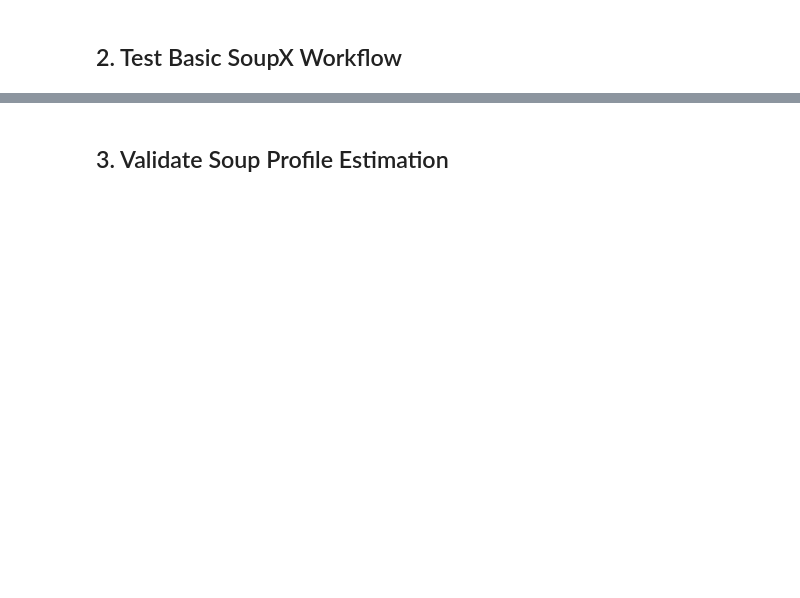
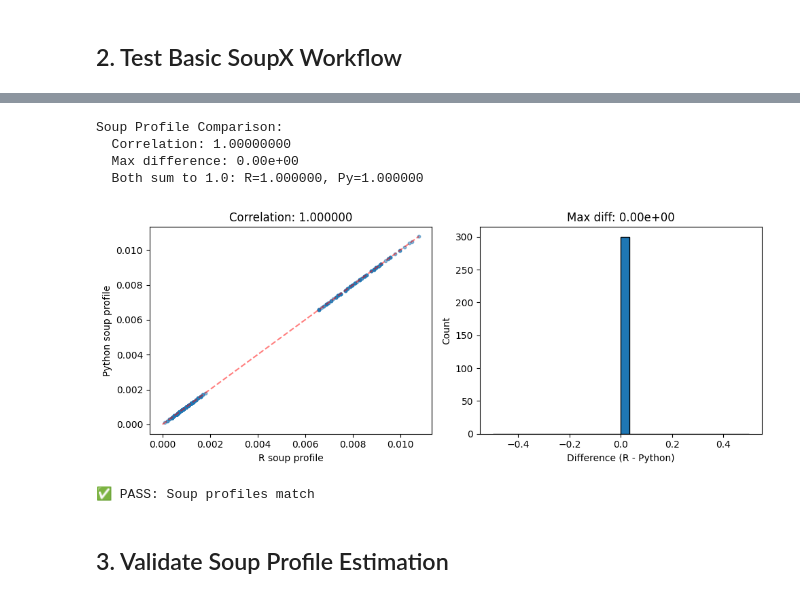
Before and after one commit to NiRuff/soupx-python, a Jupyter notebook: notebooks/test_soupx_basics.ipynb, the cells around one changed output, grey strips where cells are left out. Saved outputs shown, nothing was run; the diff lists cells and outputs as text; code cells hidden in the pictures; blank space fills up the shorter version.

```diff
--- a/notebooks/test_soupx_basics.ipynb
+++ b/notebooks/test_soupx_basics.ipynb
@@ -122,2 +104,73 @@ Number of genes in soup profile: 500
+# %%
+def compare_soup_profiles(data, soup_range=(0, 100)):
+    """Compare soup profile estimation between R and Python."""
+
+    # Convert to dense for R
+    raw_dense = data['raw'].toarray()
+    filtered_dense = data['filtered'].toarray()
+
+    # === Python SoupX ===
+    sc_py = soupx.SoupChannel(
+        tod=data['raw'],
+        toc=data['filtered'],
+        gene_names=data['genes'],
+        calcSoupProfile=False
+    )
+
+    # Estimate soup with specific range
+    sc_py._calculate_soup_profile_with_range(soup_range)
+    py_soup = sc_py.soupProfile['est'].values
+
+    # === R SoupX ===
+    with localconverter(ro.default_converter + numpy2ri.converter):
+        ro.r.assign("raw", ro.r.matrix(raw_dense, nrow=raw_dense.shape[0]))
+        ro.r.assign("filt", ro.r.matrix(filtered_dense, nrow=filtered_dense.shape[0]))
+
+        ro.r(f'''
+            sc_r <- SoupChannel(raw, filt, calcSoupProfile=FALSE)
+            sc_r <- estimateSoup(sc_r, soupRange=c({soup_range[0]}, {soup_range[1]}))
+            r_soup <- sc_r$soupProfile$est
+        ''')
+
+        r_soup = np.array(ro.r['r_soup'])
+
+    # Compare
+    correlation = np.corrcoef(r_soup, py_soup)[0, 1]
+    max_diff = np.max(np.abs(r_soup - py_soup))
+
+    print(f"Soup Profile Comparison:")
+    print(f"  Correlation: {correlation:.8f}")
+    print(f"  Max difference: {max_diff:.2e}")
+    print(f"  Both sum to 1.0: R={np.sum(r_soup):.6f}, Py={np.sum(py_soup):.6f}")
+
+    # Plot
+    fig, (ax1, ax2) = plt.subplots(1, 2, figsize=(10, 4))
+
+    ax1.scatter(r_soup, py_soup, alpha=0.5, s=10)
+    ax1.plot([0, r_soup.max()], [0, r_soup.max()], 'r--', alpha=0.5)
+    ax1.set_xlabel('R soup profile')
+    ax1.set_ylabel('Python soup profile')
+    ax1.set_title(f'Correlation: {correlation:.6f}')
+
+    ax2.hist(r_soup - py_soup, bins=30, edgecolor='black')
+    ax2.set_xlabel('Difference (R - Python)')
+    ax2.set_ylabel('Count')
+    ax2.set_title(f'Max diff: {max_diff:.2e}')
+
+    plt.tight_layout()
+    plt.show()
+
+    return correlation > 0.999
+
+# Test soup estimation
+soup_match = compare_soup_profiles(data)
+print(f"\n{'✅ PASS' if soup_match else '❌ FAIL'}: Soup profiles match")
+# %% [output]
+Soup Profile Comparison:
+  Correlation: 1.00000000
+  Max difference: 0.00e+00
+  Both sum to 1.0: R=1.000000, Py=1.000000
+[figure, added]
+✅ PASS: Soup profiles match
 # %% [markdown]
 ## 3. Validate Soup Profile Estimation
```
Also changed, not shown: parts of 9 cells of this notebook, 3 other files.
